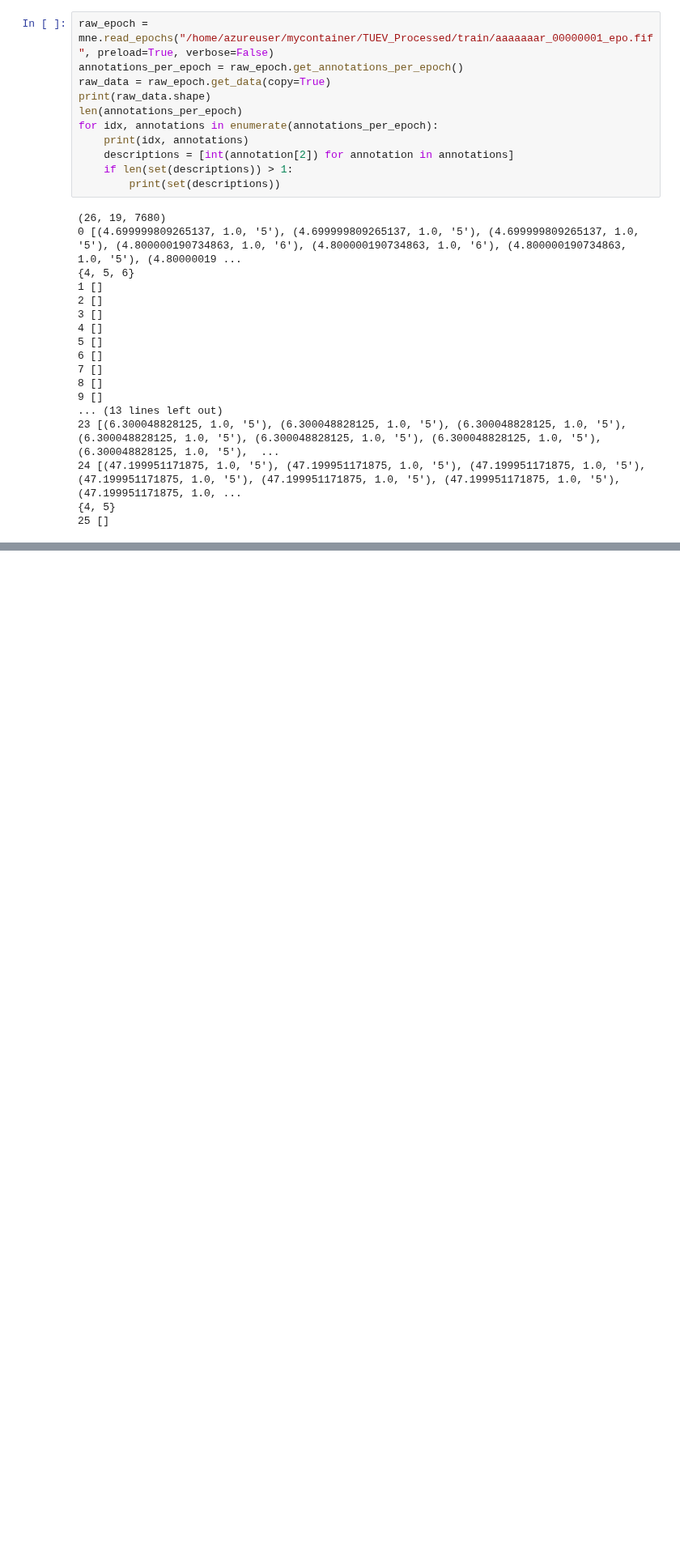
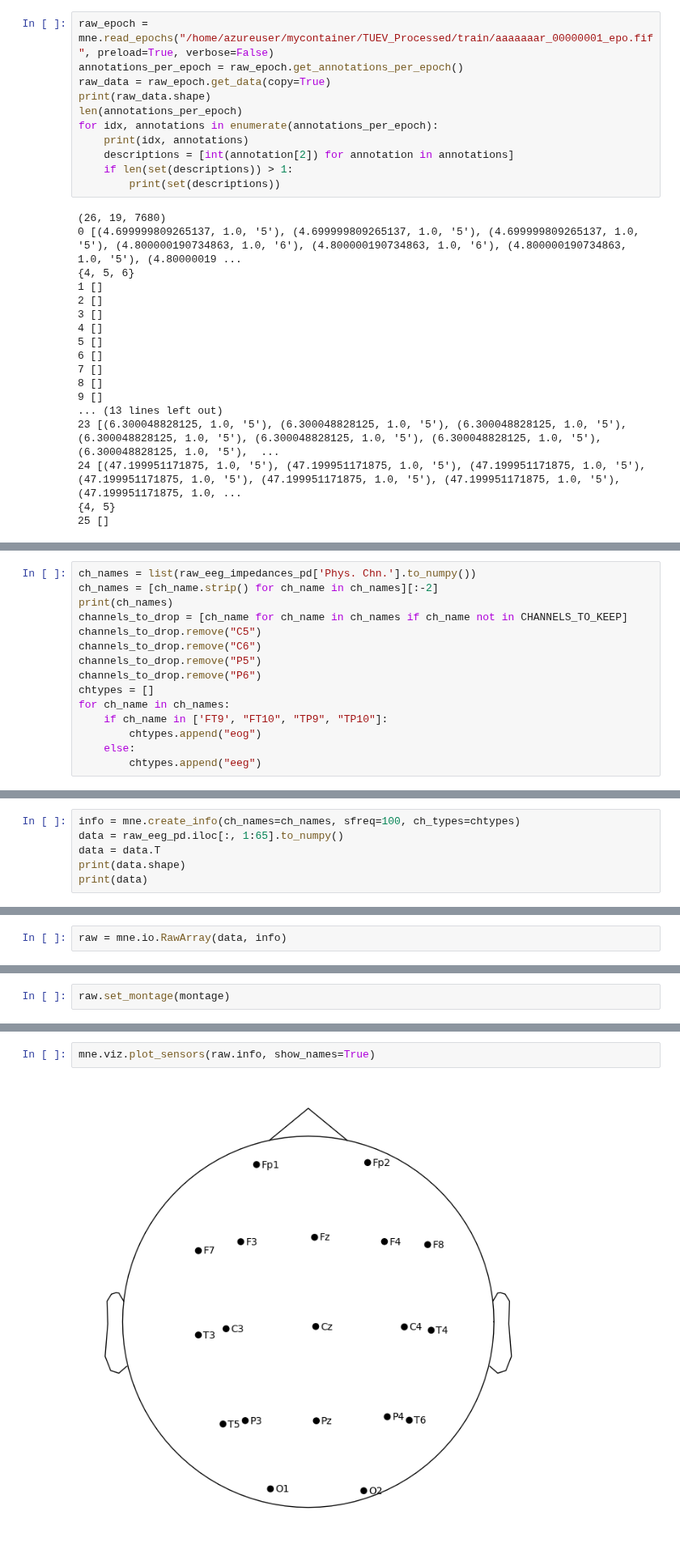
Before and after one commit to MatthewChen37/EEG-Foundation-Model, a Jupyter notebook: Finetuning/finetuningPlayground.ipynb, the cells around one changed output, grey strips where cells are left out. Shown at 81% size. Drawn from its saved outputs; the diff is of its cells as text; blank space fills up the shorter version.

```diff
--- a/Finetuning/finetuningPlayground.ipynb
+++ b/Finetuning/finetuningPlayground.ipynb
@@ -96,0 +159,15 @@ for idx, annotations in enumerate(annotations_per_epoch):
+# %%
+ch_names = list(raw_eeg_impedances_pd['Phys. Chn.'].to_numpy())
+ch_names = [ch_name.strip() for ch_name in ch_names][:-2]
+print(ch_names)
+channels_to_drop = [ch_name for ch_name in ch_names if ch_name not in CHANNELS_TO_KEEP]
+channels_to_drop.remove("C5")
+channels_to_drop.remove("C6")
+channels_to_drop.remove("P5")
+channels_to_drop.remove("P6")
+chtypes = []
+for ch_name in ch_names:
+	if ch_name in ['FT9', "FT10", "TP9", "TP10"]:
+		chtypes.append("eog")
+	else:
+		chtypes.append("eeg")
@@ -96,0 +176,6 @@ for idx, annotations in enumerate(annotations_per_epoch):
+# %%
+info = mne.create_info(ch_names=ch_names, sfreq=100, ch_types=chtypes)
+data = raw_eeg_pd.iloc[:, 1:65].to_numpy()
+data = data.T
+print(data.shape)
+print(data)
@@ -96,0 +191,2 @@ for idx, annotations in enumerate(annotations_per_epoch):
+# %%
+raw = mne.io.RawArray(data, info)
@@ -96,0 +219,2 @@ for idx, annotations in enumerate(annotations_per_epoch):
+# %%
+raw.set_montage(montage)
@@ -96,0 +261,4 @@ for idx, annotations in enumerate(annotations_per_epoch):
+# %%
+mne.viz.plot_sensors(raw.info, show_names=True)
+# %% [output]
+[figure, added]
```
Also changed, not shown: parts of 27 cells of this notebook, 2 other files.
